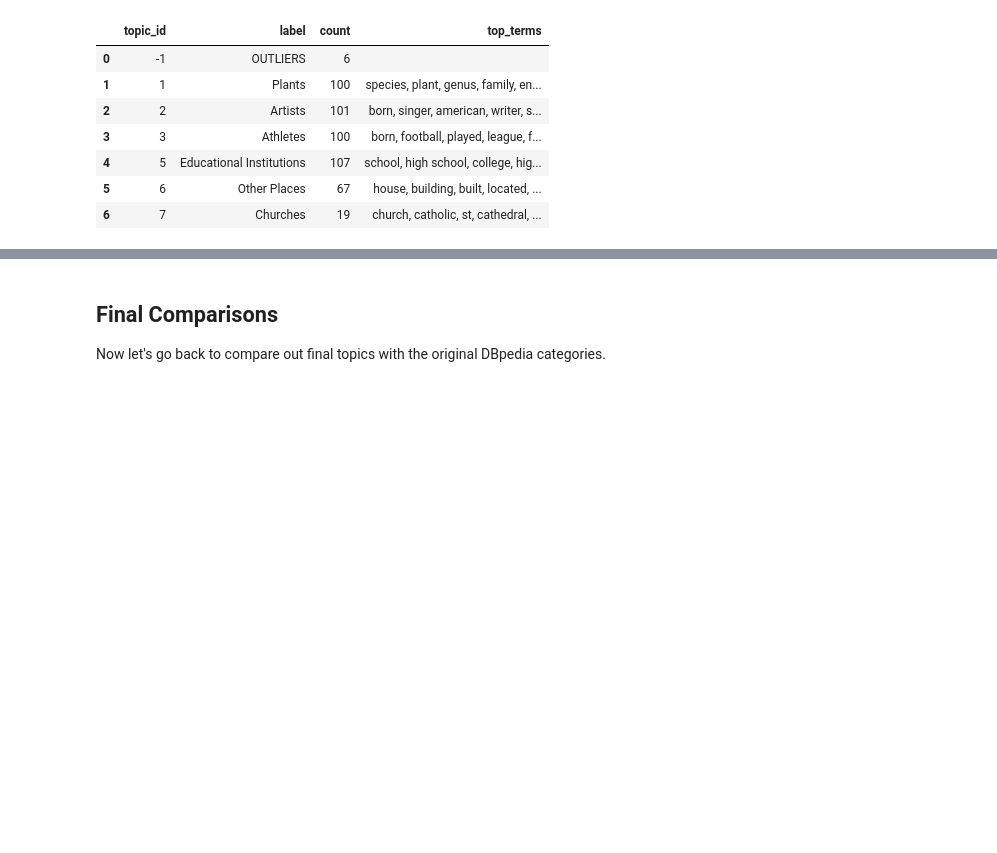
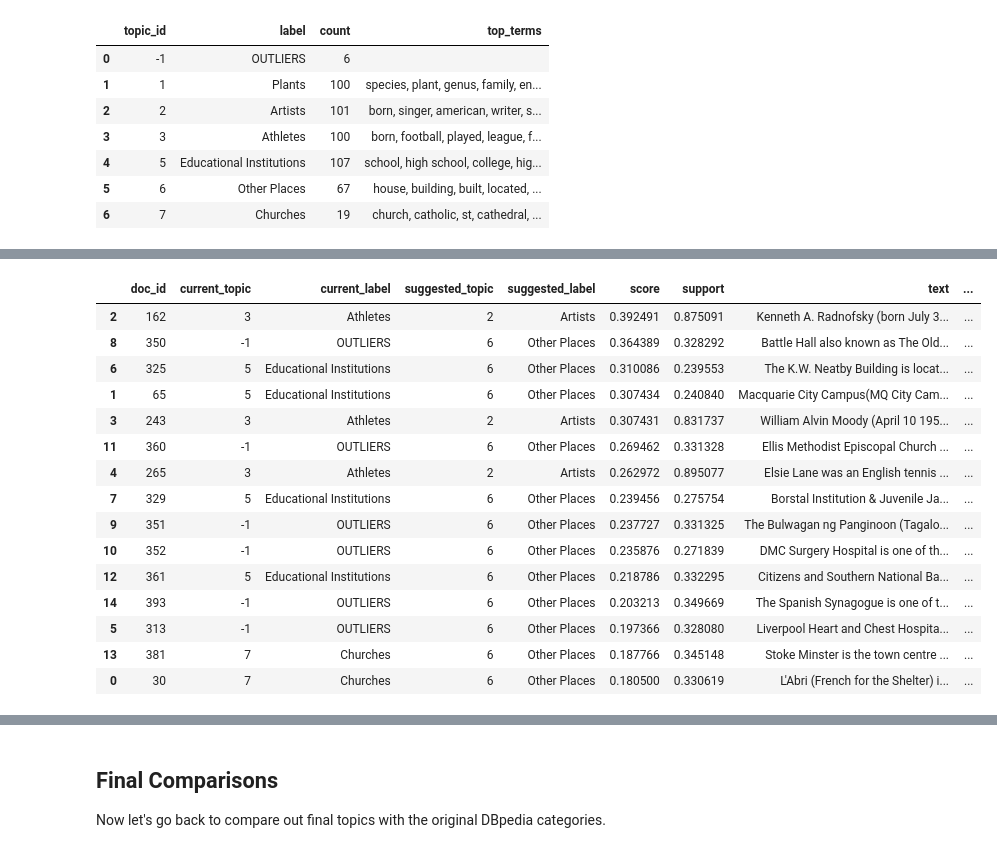
Before and after one commit to zacthinks/InteractiveTopicModel, a Jupyter notebook: examples/dbpedia_vignette.ipynb, the cells around one changed output, grey strips where cells are left out. Saved outputs shown, nothing was run; the diff lists cells and outputs as text; code cells hidden in the pictures; blank space fills up the shorter version.

```diff
--- a/examples/dbpedia_vignette.ipynb
+++ b/examples/dbpedia_vignette.ipynb
@@ -539,0 +538,20 @@ When all else fails, we can just manually assign documents.
+# %%
+reassignments = itm.reassign_docs()
+reassignments
+# %% [output]
+|  | doc_id | current_topic | current_label | suggested_topic | suggested_label | score | support | text | ... |
+| 2 | 162 | 3 | Athletes | 2 | Artists | 0.392491 | 0.875091 | Kenneth A. Radnofsky (born July 3... | ... |
+| 8 | 350 | -1 | OUTLIERS | 6 | Other Places | 0.364389 | 0.328292 | Battle Hall also known as The Old... | ... |
+| 6 | 325 | 5 | Educational Institutions | 6 | Other Places | 0.310086 | 0.239553 | The K.W. Neatby Building is locat... | ... |
+| 1 | 65 | 5 | Educational Institutions | 6 | Other Places | 0.307434 | 0.240840 | Macquarie City Campus(MQ City Cam... | ... |
+| 3 | 243 | 3 | Athletes | 2 | Artists | 0.307431 | 0.831737 | William Alvin Moody (April 10 195... | ... |
+| 11 | 360 | -1 | OUTLIERS | 6 | Other Places | 0.269462 | 0.331328 | Ellis Methodist Episcopal Church ... | ... |
+| 4 | 265 | 3 | Athletes | 2 | Artists | 0.262972 | 0.895077 | Elsie Lane was an English tennis ... | ... |
+| 7 | 329 | 5 | Educational Institutions | 6 | Other Places | 0.239456 | 0.275754 | Borstal Institution & Juvenile Ja... | ... |
+| 9 | 351 | -1 | OUTLIERS | 6 | Other Places | 0.237727 | 0.331325 | The Bulwagan ng Panginoon (Tagalo... | ... |
+| 10 | 352 | -1 | OUTLIERS | 6 | Other Places | 0.235876 | 0.271839 | DMC Surgery Hospital is one of th... | ... |
+| 12 | 361 | 5 | Educational Institutions | 6 | Other Places | 0.218786 | 0.332295 | Citizens and Southern National Ba... | ... |
+| 14 | 393 | -1 | OUTLIERS | 6 | Other Places | 0.203213 | 0.349669 | The Spanish Synagogue is one of t... | ... |
+| 5 | 313 | -1 | OUTLIERS | 6 | Other Places | 0.197366 | 0.328080 | Liverpool Heart and Chest Hospita... | ... |
+| 13 | 381 | 7 | Churches | 6 | Other Places | 0.187766 | 0.345148 | Stoke Minster is the town centre ... | ... |
+| 0 | 30 | 7 | Churches | 6 | Other Places | 0.180500 | 0.330619 | L'Abri (French for the Shelter) i... | ... |
```
Also changed, not shown: parts of 20 cells of this notebook, 1 other file.
